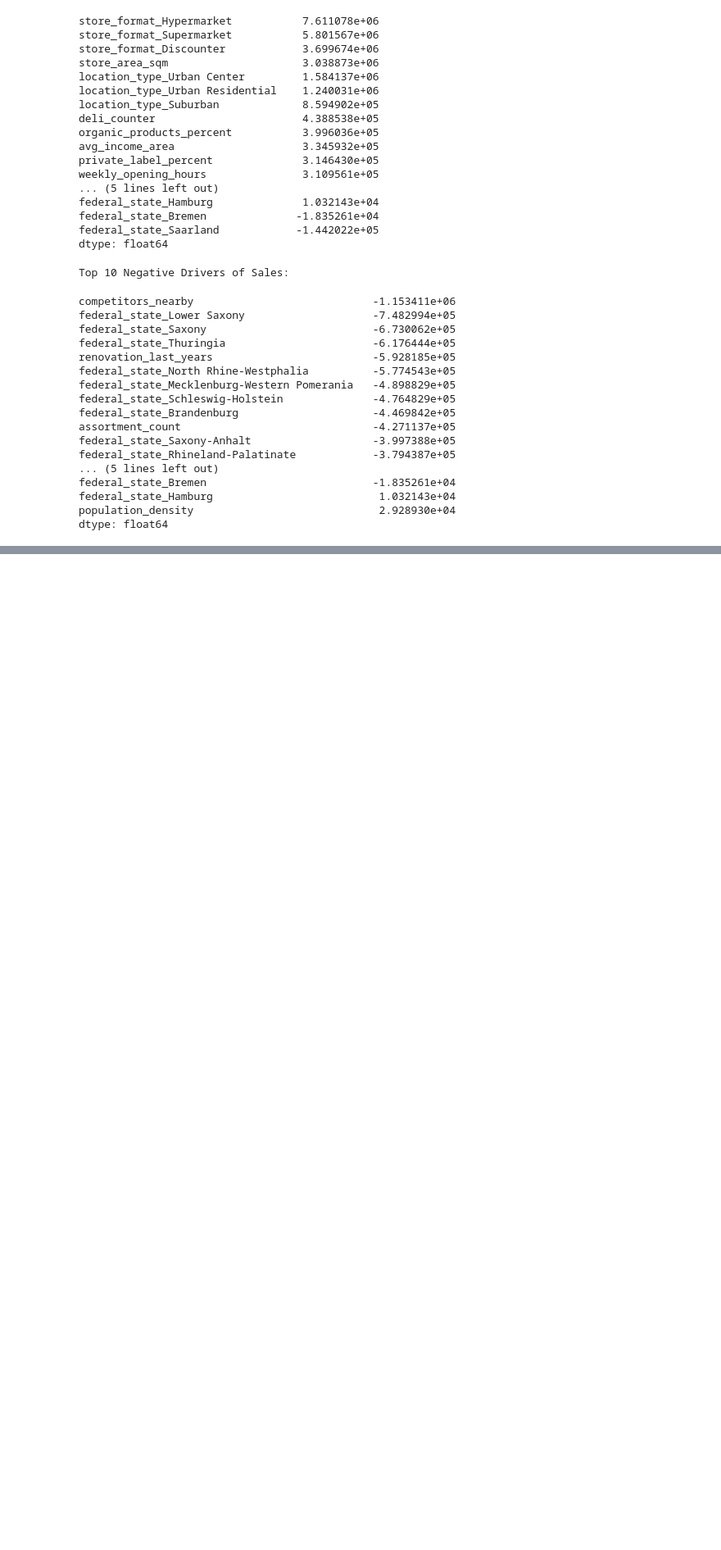
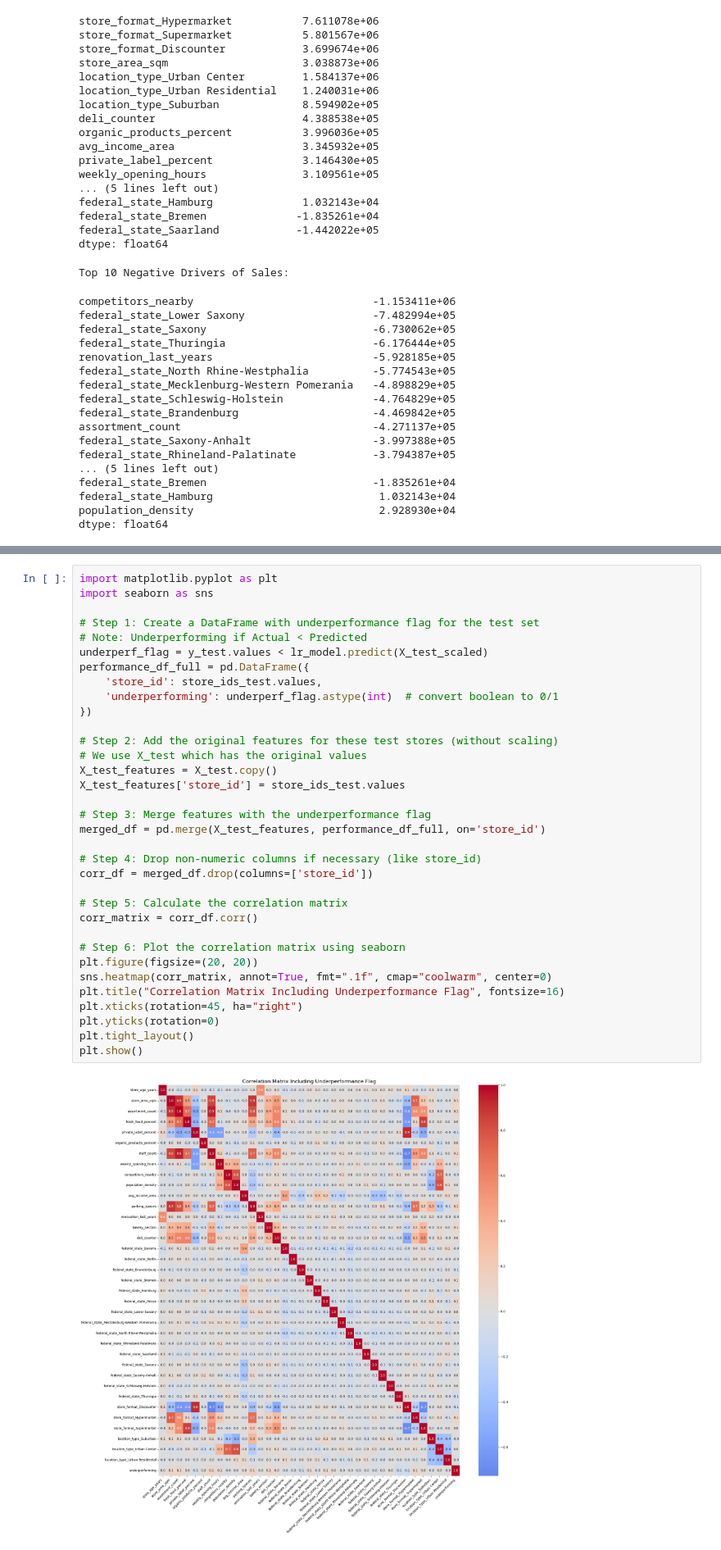
Before and after one commit to FjodorGit/stratathon, a Jupyter notebook: Colab Notebooks/Team 2/Analytics_Task_Team2.ipynb, the cells around one changed output, grey strips where cells are left out. Shown at 82% size. Cells and saved outputs as stored; diff of their text form; blank space fills up the shorter version.

```diff
--- a/Colab Notebooks/Team 2/Analytics_Task_Team2.ipynb
+++ b/Colab Notebooks/Team 2/Analytics_Task_Team2.ipynb
@@ -247,0 +443,36 @@ dtype: float64
+# %%
+import matplotlib.pyplot as plt
+import seaborn as sns
+
+# Step 1: Create a DataFrame with underperformance flag for the test set
+# Note: Underperforming if Actual < Predicted
+underperf_flag = y_test.values < lr_model.predict(X_test_scaled)
+performance_df_full = pd.DataFrame({
+    'store_id': store_ids_test.values,
+    'underperforming': underperf_flag.astype(int)  # convert boolean to 0/1
+})
+
+# Step 2: Add the original features for these test stores (without scaling)
+# We use X_test which has the original values
+X_test_features = X_test.copy()
+X_test_features['store_id'] = store_ids_test.values
+
+# Step 3: Merge features with the underperformance flag
+merged_df = pd.merge(X_test_features, performance_df_full, on='store_id')
+
+# Step 4: Drop non-numeric columns if necessary (like store_id)
+corr_df = merged_df.drop(columns=['store_id'])
+
+# Step 5: Calculate the correlation matrix
+corr_matrix = corr_df.corr()
+
+# Step 6: Plot the correlation matrix using seaborn
+plt.figure(figsize=(20, 20))
+sns.heatmap(corr_matrix, annot=True, fmt=".1f", cmap="coolwarm", center=0)
+plt.title("Correlation Matrix Including Underperformance Flag", fontsize=16)
+plt.xticks(rotation=45, ha="right")
+plt.yticks(rotation=0)
+plt.tight_layout()
+plt.show()
+# %% [output]
+[figure, added]
```
Also changed, not shown: parts of 13 cells of this notebook.
